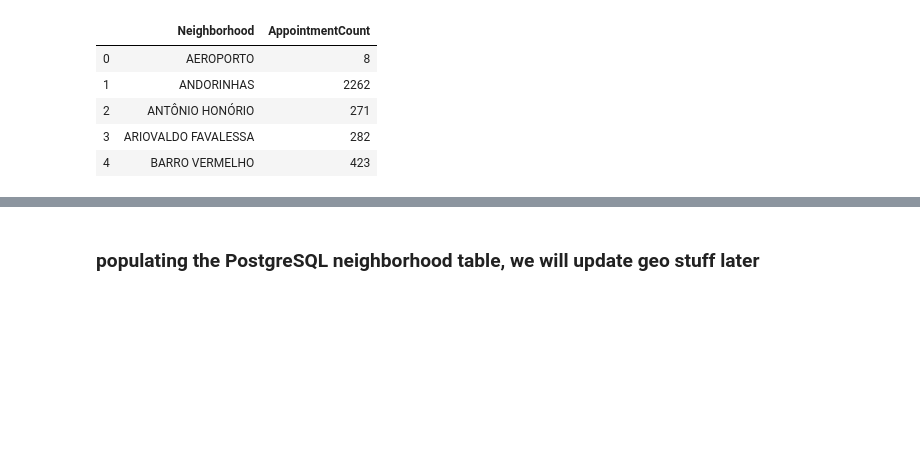
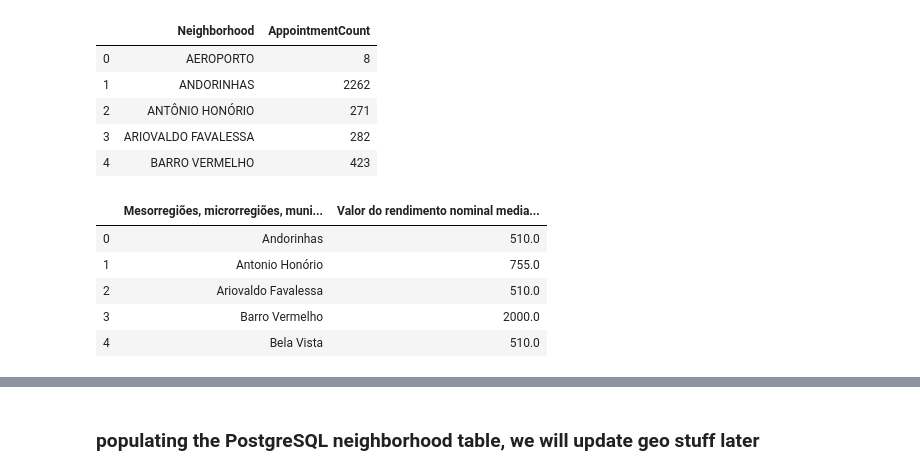
Before and after one commit to kasiewong/medical_no_shows, a Jupyter notebook: notebooks/import_data.ipynb, the cells around one changed output, grey strips where cells are left out. Drawn from its saved outputs; the diff is of its cells as text; code cells hidden in the pictures; blank space fills up the shorter version.

```diff
--- a/notebooks/import_data.ipynb
+++ b/notebooks/import_data.ipynb
@@ -136,3 +136,20 @@ neighbor_df.head()
 | 2 | ANTÔNIO HONÓRIO | 271 |
 | 3 | ARIOVALDO FAVALESSA | 282 |
 | 4 | BARRO VERMELHO | 423 |
+# %%
+# medical no show staging data
+income_file = os.path.join("..","data","cleanData","median_monthly_nominal_income_by_neighborhood.csv")
+
+# trying a latin encoding
+# raw_df = pd.read_csv(raw_file, encoding="ISO-8859-1")
+income_df = pd.read_csv(income_file, encoding="utf-8-sig")
+
+# preview the raw data
+income_df.head()
+# %% [output]
+|  | Mesorregiões, microrregiões, muni... | Valor do rendimento nominal media... |
+| 0 | Andorinhas | 510.0 |
+| 1 | Antonio Honório | 755.0 |
+| 2 | Ariovaldo Favalessa | 510.0 |
+| 3 | Barro Vermelho | 2000.0 |
+| 4 | Bela Vista | 510.0 |
```
Also changed, not shown: parts of 4 cells of this notebook, 5 other files.
